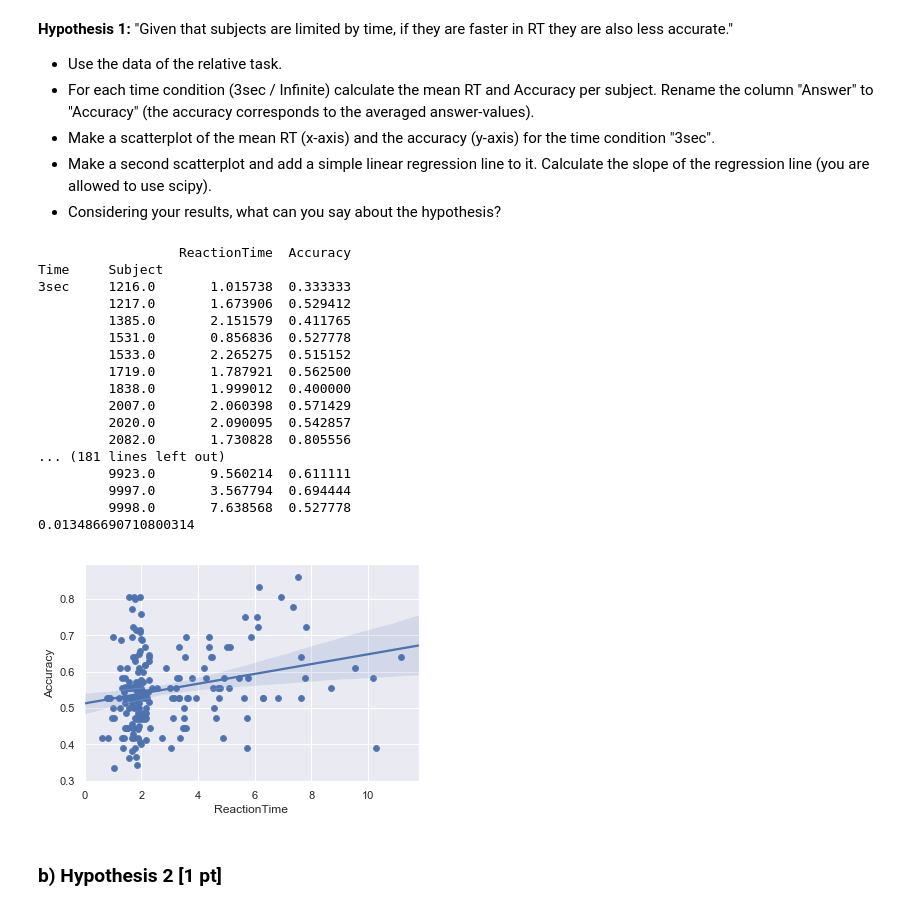
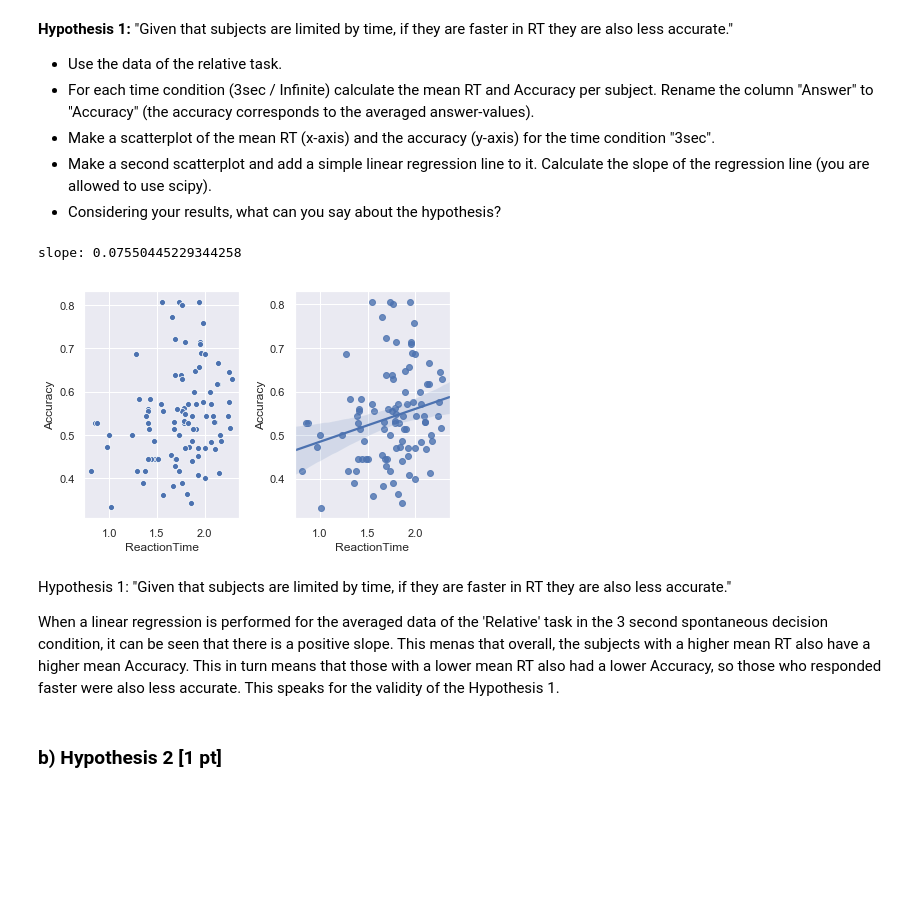
Before and after one commit to NBP-ACC/week-5-acc_9, a Jupyter notebook: sheet03.ipynb, the cells around one changed output. Drawn from its saved outputs; the diff is of its cells as text; code cells hidden in the pictures; blank space fills up the shorter version.

Commit message:
Assignment 2, Hypothesis 1

```diff
--- a/sheet03.ipynb
+++ b/sheet03.ipynb
@@ -281,49 +281,49 @@ KeyError: 'Idx'
 - Considering your results, what can you say about the hypothesis?
 # %%
 from scipy import stats
+import matplotlib.pyplot as plt
+
 # TODO
 # use data from relative task
 data = dataframe[dataframe["Task"] == "Relative"]
 
 # create new dataframe to average data
 data_avg = data[["ReactionTime", "Answer","Time","Subject"]]
 
 #average data grouped by the time conditions
 data_avg = data_avg.groupby(["Time","Subject"]).mean()
 
 # rename the answer column to accuracy
 data_avg.rename(columns = {"Answer":"Accuracy"}, inplace=True)
-print(data_avg)
+#print(data_avg)
 
 #plots nur für da wo 3sec??
-sns.scatterplot(data=data_avg,x='ReactionTime',y="Accuracy")
-sns.regplot(data=data_avg,x='ReactionTime',y='Accuracy')
+#ja, weil die hypothese für die infinite data keinen sinn macht
 
-x = data_avg["ReactionTime"]
-y = data_avg["Accuracy"]
+#extract 3sec data for plotting
+data_avg_3sec = data_avg.query("Time=='3sec'")
+#print(data_avg_3sec)
+
+#create subplots to portray scatterplot and regplot next to each other as stated in task
+fig, axes = plt.subplots(1, 2)
+sns.scatterplot(data=data_avg_3sec,x='ReactionTime',y="Accuracy",ax=axes[0])
+sns.regplot(data=data_avg_3sec,x='ReactionTime',y='Accuracy',ax=axes[1])
+
+x = data_avg_3sec["ReactionTime"]
+y = data_avg_3sec["Accuracy"]
 slope,_,_,_,_ = stats.linregress(x,y)
-print(slope)
+print("slope:",slope)
 
-#TODO talk about hypothesis
+# handling legends
+fig.tight_layout()
 # %% [output]
-                  ReactionTime  Accuracy
-Time     Subject
-3sec     1216.0       1.015738  0.333333
-         1217.0       1.673906  0.529412
-         1385.0       2.151579  0.411765
-         1531.0       0.856836  0.527778
-         1533.0       2.265275  0.515152
-         1719.0       1.787921  0.562500
-         1838.0       1.999012  0.400000
-         2007.0       2.060398  0.571429
-         2020.0       2.090095  0.542857
-         2082.0       1.730828  0.805556
-... (181 lines left out)
-         9923.0       9.560214  0.611111
-         9997.0       3.567794  0.694444
-         9998.0       7.638568  0.527778
-0.013486690710800314
+slope: 0.07550445229344258
-[figure, old version]
+[figure, new version]
+# %% [markdown]
+Hypothesis 1: "Given that subjects are limited by time, if they are faster in RT they are also less accurate."
+
+When a linear regression is performed for the averaged data of the 'Relative' task in the 3 second spontaneous decision condition, it can be seen that there is a positive slope. This menas that overall, the subjects with a higher mean RT also have a higher mean Accuracy. This in turn means that those with a lower mean RT also had a lower Accuracy, so those who responded faster were also less accurate.
+This speaks for the validity of the Hypothesis 1.
 # %% [markdown]
 ### b) Hypothesis 2 [1 pt]
 # %% [markdown]
```
Also changed, not shown: parts of 4 cells of this notebook.
